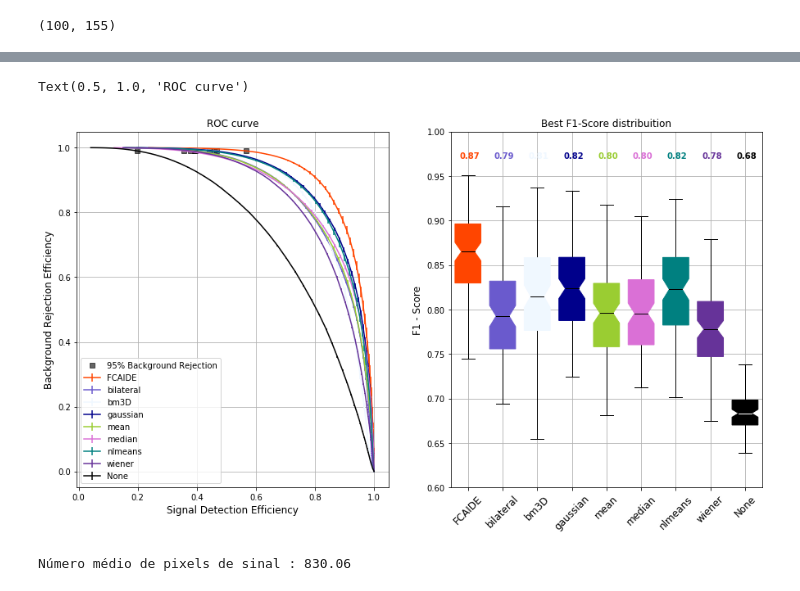
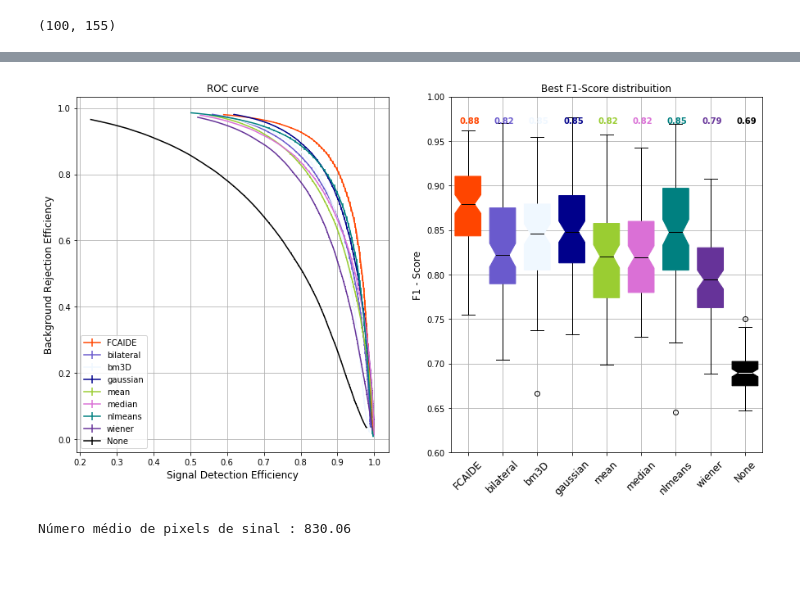
Before and after one commit to Gui1402/filtering_cygnus, a Jupyter notebook: notebooks/new_results.ipynb, the cells around one changed output, grey strips where cells are left out. Saved outputs shown, nothing was run; the diff lists cells and outputs as text; code cells hidden in the pictures.

```diff
--- a/notebooks/new_results.ipynb
+++ b/notebooks/new_results.ipynb
@@ -21,7 +21,7 @@ data.keys()
 # %% [output]
 dict_keys(['Image_index', 'Filter_name', 'count', 'Filter_parameter', 'time', 'ROC'])
 # %%
-energy = np.array(data['ROC']['energy'])[range(0,200,2), :, :]
+energy = np.array(data['ROC']['energy'])[range(1,200,2), :, :]
 time = np.array(data['time']).reshape(energy.shape[2],energy.shape[0])
 energy_mean = energy.mean(axis=0)
 energy_std = energy.std(axis=0)
@@ -33,8 +33,8 @@ curves.shape
 # %% [output]
 (200, 2, 121, 155)
 # %%
-sg_eff = curves[range(0,200,2),0,:,:]
-bg_eff = curves[range(0,200,2),1,:,:]
+sg_eff = curves[range(1,200,2),0,:,:]
+bg_eff = curves[range(1,200,2),1,:,:]
 # %%
 sg_eff_mean, bg_eff_mean = sg_eff.mean(axis = 0), bg_eff.mean(axis = 0)
 sg_eff_std, bg_eff_std = sg_eff.std(axis = 0), bg_eff.std(axis = 0)
@@ -87,24 +87,24 @@ for i,filter_name in list(enumerate(filter_names)):
                fontweight = 'black')
     #ax[1].set_xlim(-0.5, 7.5)
     ## plot points
-    f_sg_bg = interp1d(sg_eff_mean[:, best_index], bg_eff_mean[:, best_index])
-    f_bg_sg = interp1d(bg_eff_mean[:, best_index], sg_eff_mean[:, best_index])
+    #f_sg_bg = interp1d(sg_eff_mean[:, best_index], bg_eff_mean[:, best_index])
+    #f_bg_sg = interp1d(bg_eff_mean[:, best_index], sg_eff_mean[:, best_index])
 
-    f_sg_en = interp1d(sg_eff_mean[:, best_index], abs(energy_mean[:, best_index]))
-    sg_detection = f_bg_sg(0.99)
-    ax[0].plot(sg_detection, 0.99, 'sk', alpha = 0.6)
-    print(filter_name + ': \n' +
-          str(params[best_index]) +
-          '-' +
-          str('%.3f'%np.mean(f1_score_best_per_image[:, best_index])) +
-          '+' +
-          str('%.2f'%np.std(f1_score_best_per_image[:, best_index])) +
-          '- ' +
-          str(int(best_time)) +
-          '- sg (%) : ' +
-          str(sg_detection) +
-          " - energy :" +
-          str(f_sg_en(sg_detection)))
+    #f_sg_en = interp1d(sg_eff_mean[:, best_index], abs(energy_mean[:, best_index]))
+    #sg_detection = f_bg_sg(0.99)
+    #ax[0].plot(sg_detection, 0.99, 'sk', alpha = 0.6)
+    #print(filter_name + ': \n' +
+    #      str(params[best_index]) +
+    #      '-' +
+    #      str('%.3f'%np.mean(f1_score_best_per_image[:, best_index])) +
+    #      '+' +
+    #      str('%.2f'%np.std(f1_score_best_per_image[:, best_index])) +
+    #      '- ' +
+    #      str(int(best_time)) +
+    #      '- sg (%) : ' +
+    #      str(sg_detection) +
+    #      " - energy :" +
+    #      str(f_sg_en(sg_detection)))
 
 
 
@@ -129,23 +129,23 @@ ax[1].text(i+1-0.25, 0.97,
                color = 'black',
                fontweight = 'black')
 
-f_sg_bg = interp1d(sg_eff_mean[:, ind_none], bg_eff_mean[:, ind_none])
-f_bg_sg = interp1d(bg_eff_mean[:, ind_none], sg_eff_mean[:, ind_none])
-f_sg_en = interp1d(sg_eff_mean[:, ind_none], abs(energy_mean[:, ind_none]))
-print('None' + ': ' +
-      str(params[ind_none]) +
-      '-' +
-      str('%.3f'%np.mean(f1_score_best_per_image[:, ind_none])) +
-      '+' +
-      str('%.2f'%np.std(f1_score_best_per_image[:, ind_none])) +
-      '- ' +
-      str(int(best_time)) +
-      '- sg (%) : ' +
-      str(f_bg_sg(0.99)) +
-      '- en : '+
-      str(f_sg_en(sg_detection)))
+#f_sg_bg = interp1d(sg_eff_mean[:, ind_none], bg_eff_mean[:, ind_none])
+#f_bg_sg = interp1d(bg_eff_mean[:, ind_none], sg_eff_mean[:, ind_none])
+#f_sg_en = interp1d(sg_eff_mean[:, ind_none], abs(energy_mean[:, ind_none]))
+#print('None' + ': ' +
+#      str(params[ind_none]) +
+#      '-' +
+#      str('%.3f'%np.mean(f1_score_best_per_image[:, ind_none])) +
+#      '+' +
+#      str('%.2f'%np.std(f1_score_best_per_image[:, ind_none])) +
+#      '- ' +
+#      str(int(best_time)) +
+#      '- sg (%) : ' +
+#      str(f_bg_sg(0.99)) +
+#      '- en : '+
+#      str(f_sg_en(sg_detection)))
 
-ax[0].plot(f_bg_sg(0.99),0.99, 'sk', alpha = 0.6, label = '95% Background Rejection')
+#ax[0].plot(f_bg_sg(0.99),0.99, 'sk', alpha = 0.6, label = '99% Background Rejection')
 
 #ax[1].set_xticks(range(0, len(filter_names), filter_names)
 ax[0].set_xlabel('Signal Detection Efficiency', fontsize=12)
@@ -181,5 +165,4 @@ None: [1]-0.687+0.02- 993699011- sg (%) : 0.19746864280685955- en : 111.68067794
-Text(0.5, 1.0, 'ROC curve')
-[figure, old version]
+[figure, new version]
 # %%
 n_pixels_mean = np.array(data['count']).astype(np.int).mean()
 print("Número médio de pixels de sinal : " + str(n_pixels_mean))
```
Also changed, not shown: parts of 3 cells of this notebook, 6 other files.
